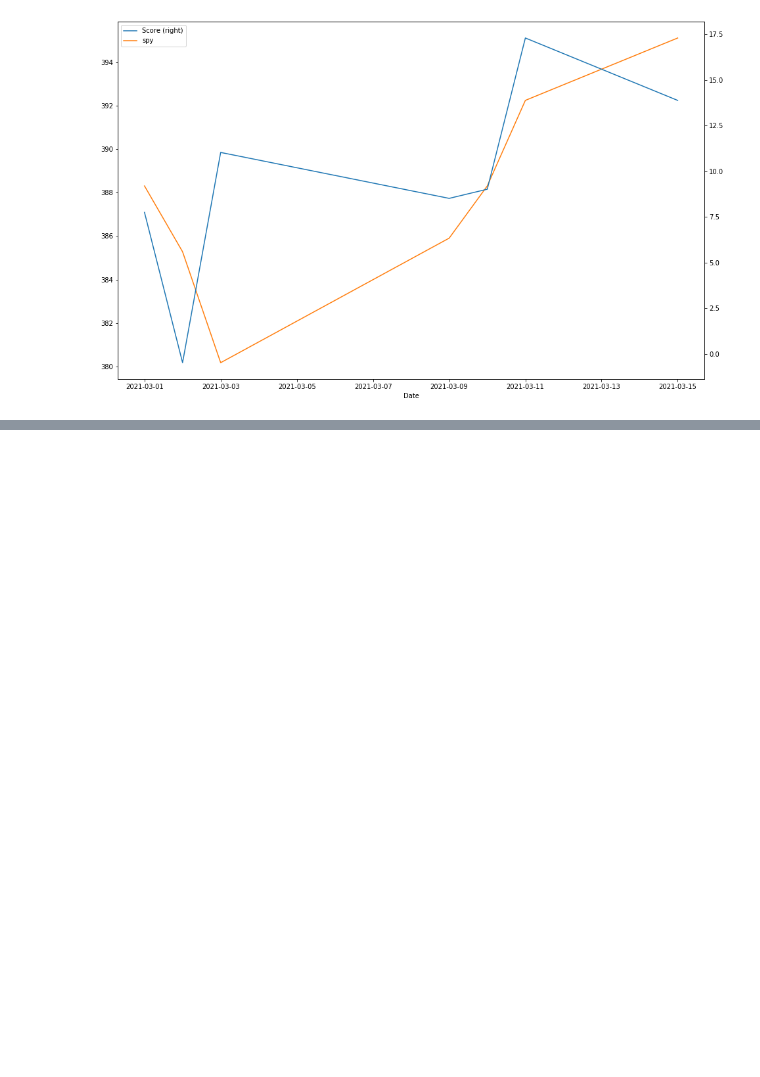
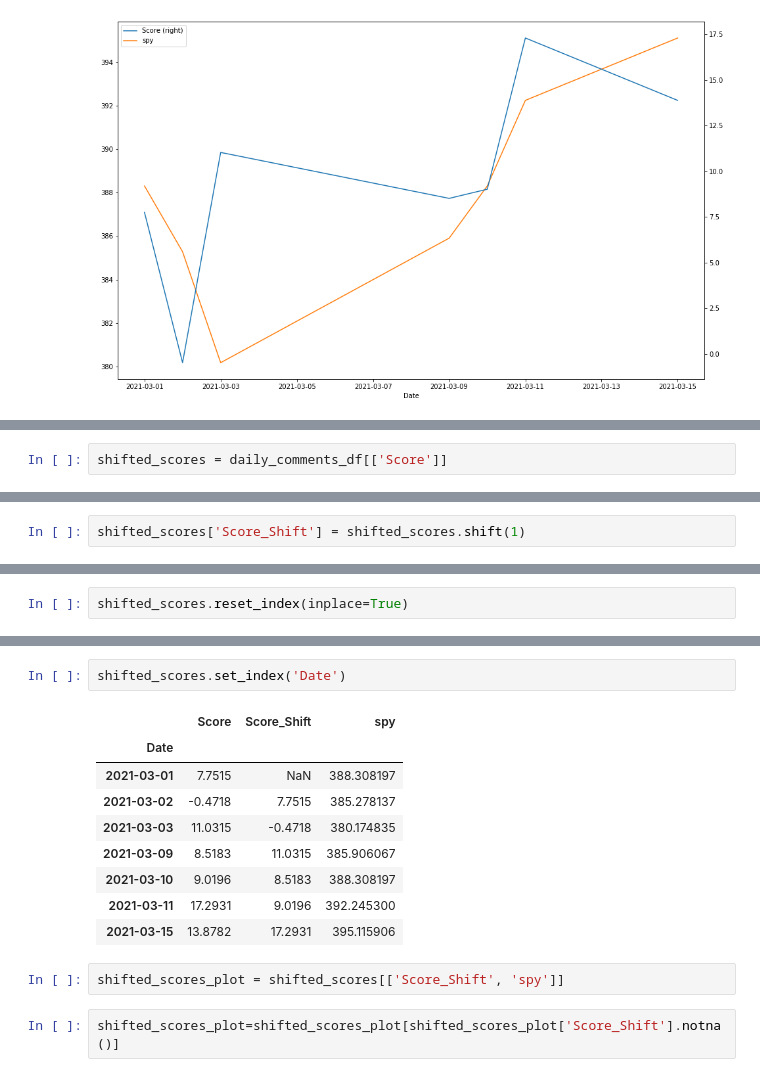
Before and after one commit to MadisonL19/reddit_ticker_analysis, a Jupyter notebook: spy_sentiment.ipynb, the cells around one changed output, grey strips where cells are left out. Drawn from its saved outputs; the diff is of its cells as text; blank space fills up the shorter version.

```diff
--- a/spy_sentiment.ipynb
+++ b/spy_sentiment.ipynb
@@ -230,0 +190,2 @@ daily_comments_df[['Score', 'fourier 5', 'fourier 10', 'fourier 15', 'fourier 20
+# %%
+shifted_scores = daily_comments_df[['Score']]
@@ -230,0 +202,2 @@ daily_comments_df[['Score', 'fourier 5', 'fourier 10', 'fourier 15', 'fourier 20
+# %%
+shifted_scores['Score_Shift'] = shifted_scores.shift(1)
@@ -230,0 +214,2 @@ daily_comments_df[['Score', 'fourier 5', 'fourier 10', 'fourier 15', 'fourier 20
+# %%
+shifted_scores.reset_index(inplace=True)
@@ -231 +233,17 @@ daily_comments_df[['Score', 'fourier 5', 'fourier 10', 'fourier 15', 'fourier 20
+# %%
+shifted_scores.set_index('Date')
+# %% [output]
+|  | Score | Score_Shift | spy |
+| Date |  |  |  |
+| 2021-03-01 | 7.7515 | NaN | 388.308197 |
+| 2021-03-02 | -0.4718 | 7.7515 | 385.278137 |
+| 2021-03-03 | 11.0315 | -0.4718 | 380.174835 |
+| 2021-03-09 | 8.5183 | 11.0315 | 385.906067 |
+| 2021-03-10 | 9.0196 | 8.5183 | 388.308197 |
+| 2021-03-11 | 17.2931 | 9.0196 | 392.245300 |
+| 2021-03-15 | 13.8782 | 17.2931 | 395.115906 |
+# %%
+shifted_scores_plot = shifted_scores[['Score_Shift', 'spy']]
+# %%
+shifted_scores_plot=shifted_scores_plot[shifted_scores_plot['Score_Shift'].notna()]
 # %%
```
Also changed, not shown: parts of 14 cells of this notebook, 2 other files.
